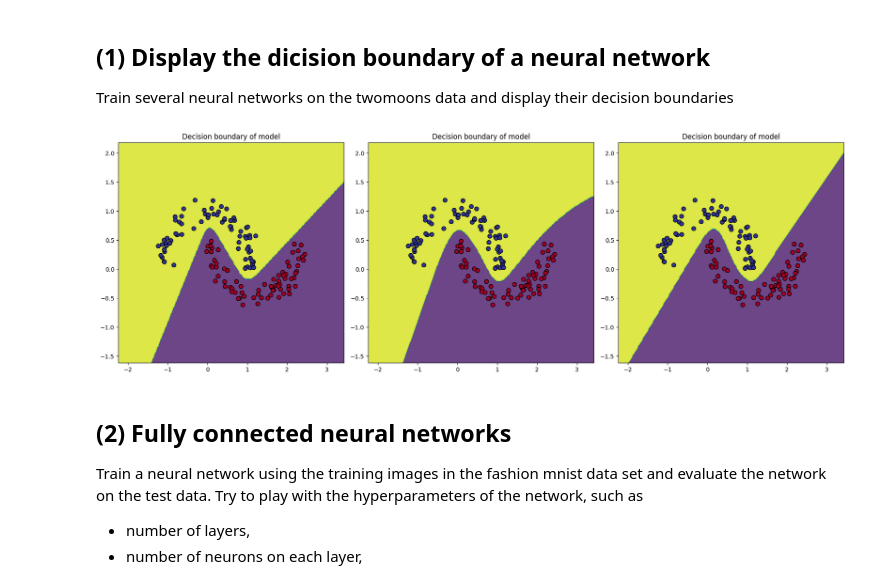
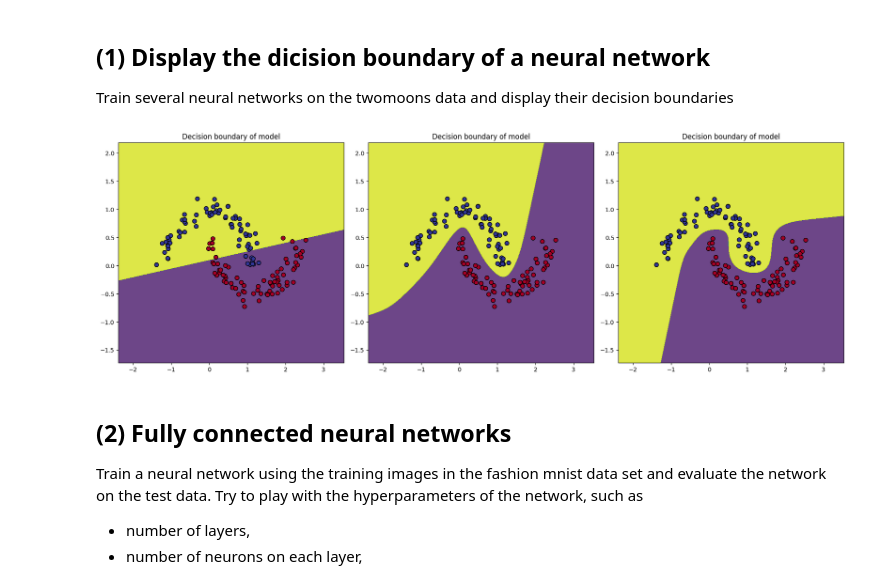
Before and after one commit to andnet-deboer/miniproject3_Math395, a Jupyter notebook: miniproject3_neuralnets.ipynb, the cells around one changed output. Saved outputs shown, nothing was run; the diff lists cells and outputs as text; code cells hidden in the pictures.

```diff
--- a/miniproject3_neuralnets.ipynb
+++ b/miniproject3_neuralnets.ipynb
@@ -25,42 +25,42 @@ X_train = mat['X']
 y_train = mat['truelabels'].ravel()
 X_train, X_test, y_train, y_test = train_test_split(X_train, y_train)
 def plot_decision_boundary(X, y, model, ax):
-    h = .02  # Step size in the mesh grid
+    h = .002  # Step size in the mesh grid
     x_min, x_max = X[:, 0].min() - 1, X[:, 0].max() + 1
     y_min, y_max = X[:, 1].min() - 1, X[:, 1].max() + 1
 
     xx, yy = np.meshgrid(np.arange(x_min, x_max, h),
                          np.arange(y_min, y_max, h))
 
     Z = model.predict(np.c_[xx.ravel(), yy.ravel()])
     Z = Z.reshape(xx.shape)
 
     ax.contourf(xx, yy, Z, alpha=0.8)
     ax.scatter(X[:, 0], X[:, 1], c=y, edgecolors='k', marker='o', s=50, cmap=plt.cm.RdYlBu)
     ax.set_title(f"Decision boundary of model")
 
 # Train several neural networks with different configurations
 fig, axes = plt.subplots(1, 3, figsize=(18, 6))
 
-hidden_layer_configs = [(3,), (5,), (5,10)]  # Different layer configurations
+hidden_layer_configs = [(1,), (6,), (5,10)]  # Different layer configurations
 
 for i, config in enumerate(hidden_layer_configs):
     # Create and train the MLPClassifier
     model = MLPClassifier(hidden_layer_sizes=config,
                           activation = 'logistic',
                           solver = 'adam',
                           alpha = 1e-4,
                           learning_rate_init=0.2,
                            max_iter=10000)
     model.fit(X_train, y_train)
 
     # Plot decision boundary for each model
     plot_decision_boundary(X_train, y_train, model, axes[i])
 
 plt.tight_layout()
 plt.show()
 # %% [output]
-[figure, old version]
+[figure, new version]
 # %% [markdown]
 ## (2) Fully connected neural networks
 
```
